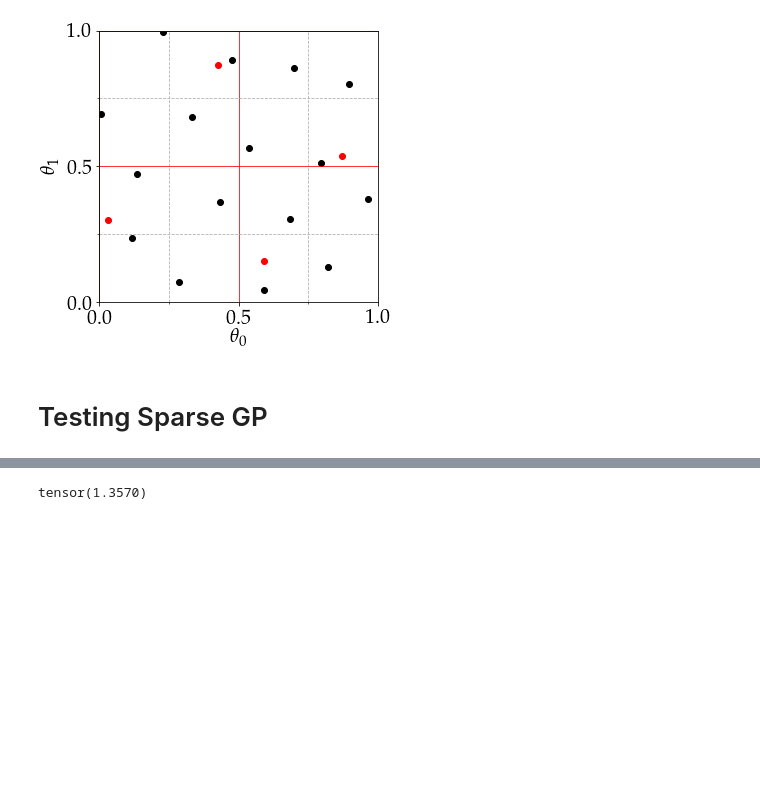
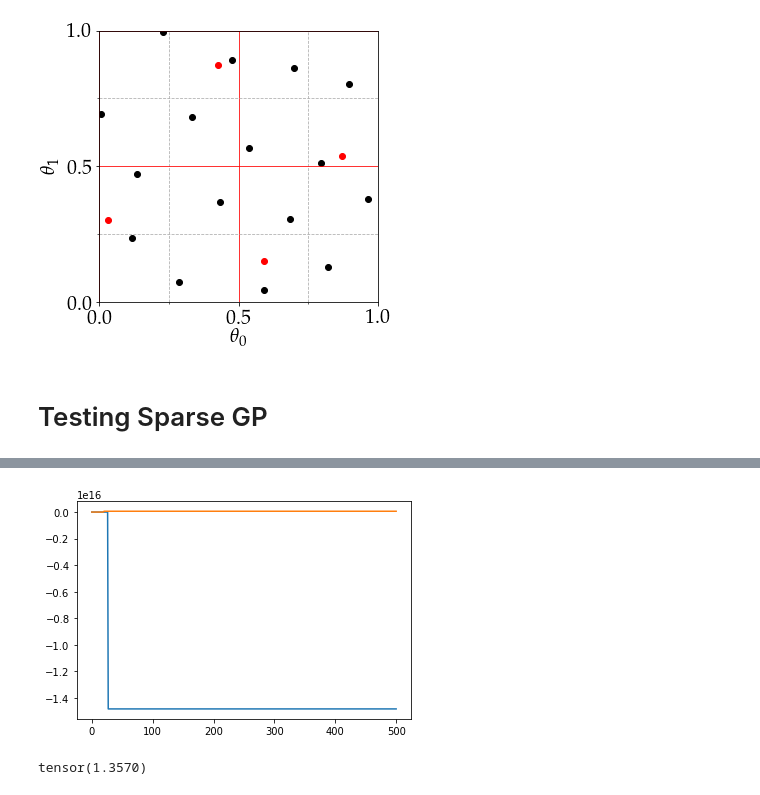
Before and after one commit to Harry45/SUPER, a Jupyter notebook: plotting.ipynb, the cells around one changed output, grey strips where cells are left out. Saved outputs shown, nothing was run; the diff lists cells and outputs as text; code cells hidden in the pictures; blank space fills up the shorter version.

```diff
--- a/plotting.ipynb
+++ b/plotting.ipynb
@@ -39,13 +39,13 @@ plt.show()
 import torch
 from src.gp.sparseGP import GaussianProcess
 # %%
-inputs = torch.rand(50, 2) # torch.from_numpy(lhs_1.values)
-inducing = torch.rand(10, 2) # torch.from_numpy(lhs_2.values)
+inputs = torch.rand(100, 2) # torch.from_numpy(lhs_1.values)
+inducing = torch.rand(20, 2) # torch.from_numpy(lhs_2.values)
 yvals = torch.sin(inputs[:,0]) * torch.cos(inputs[:,1])
 # %%
-test = GaussianProcess(inputs, yvals, inducing, 1E-3)
+test = GaussianProcess(inputs, yvals, inducing, 1E-5)
 # %%
-params = torch.tensor([-1.0, 0., 0.])
+params = torch.Tensor([-1.0, 0., 0.])
 # %%
 test.cost_function(params)
 # %% [output]
@@ -53,3 +62,3 @@ tensor(4242428.)
 # %%
-d = test.optimisation(params, 100, 1E-1, 2)
+d = test.optimisation(params, 500, 0.01, 2)
 # %% [output]
@@ -62,3 +84,11 @@ RuntimeError: torch.linalg.cholesky: The factorization could not be completed be
+# %%
+plt.figure()
+plt.plot(d[0]['loss'])
+plt.plot(d[1]['loss'])
+# plt.yscale('log')
+plt.show()
+# %% [output]
+[figure, added]
 # %%
 torch.sin(torch.tensor(0.5)) + torch.cos(torch.tensor(0.5))
 # %% [output]
```
Also changed, not shown: parts of 3 cells of this notebook, 3 other files.
